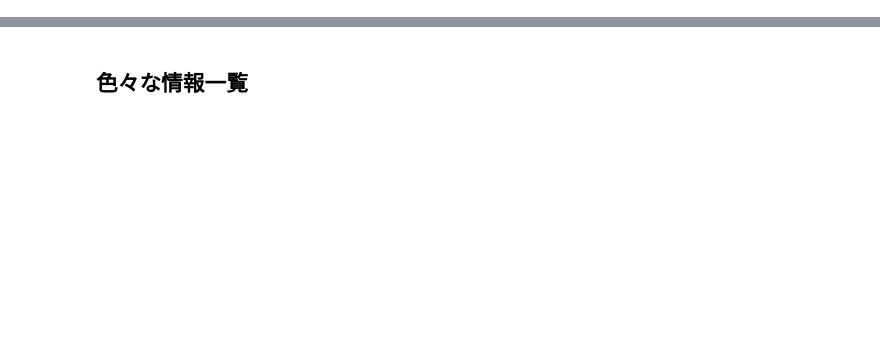
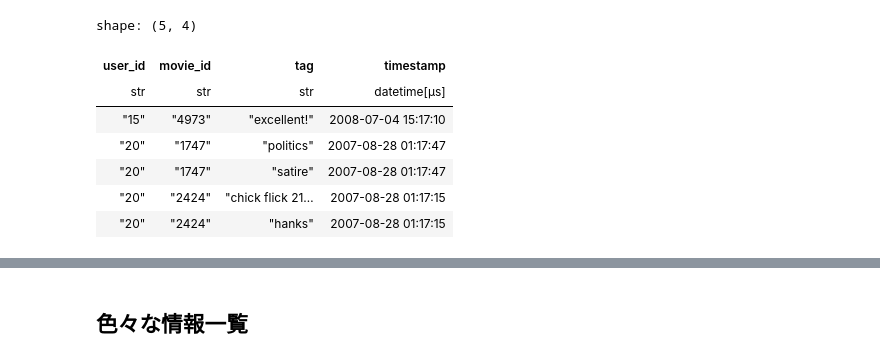
Before and after one commit to yonesuke/recommend-systems, a Jupyter notebook: notebooks/EDA.ipynb, the cells around one changed output, grey strips where cells are left out. Drawn from its saved outputs; the diff is of its cells as text; code cells hidden in the pictures; blank space fills up the shorter version.

```diff
--- a/notebooks/EDA.ipynb
+++ b/notebooks/EDA.ipynb
@@ -31 +37,26 @@ df_tags.head()
+# %%
+df_tags = (
+    pl.read_csv(
+        os.path.join(dir_data, 'tags.dat'),
+        has_header=False,
+    )
+    .with_columns(pl.col('column_1').str.split('::'))
+    .with_columns(
+        pl.col('column_1').list[0].alias('user_id'),
+        pl.col('column_1').list[1].alias('movie_id'),
+        pl.col('column_1').list[2].str.to_lowercase().alias('tag'),
+        pl.from_epoch(pl.col('column_1').list[3].cast(pl.Int32)).alias('timestamp')
+    )
+    .drop('column_1')
+)
+df_tags.head()
+# %% [output]
+shape: (5, 4)
+| user_id | movie_id | tag | timestamp |
+| str | str | str | datetime[μs] |
+| "15" | "4973" | "excellent!" | 2008-07-04 15:17:10 |
+| "20" | "1747" | "politics" | 2007-08-28 01:17:47 |
+| "20" | "1747" | "satire" | 2007-08-28 01:17:47 |
+| "20" | "2424" | "chick flick 21… | 2007-08-28 01:17:15 |
+| "20" | "2424" | "hanks" | 2007-08-28 01:17:15 |
 # %%
```
Also changed, not shown: parts of 16 cells of this notebook.
